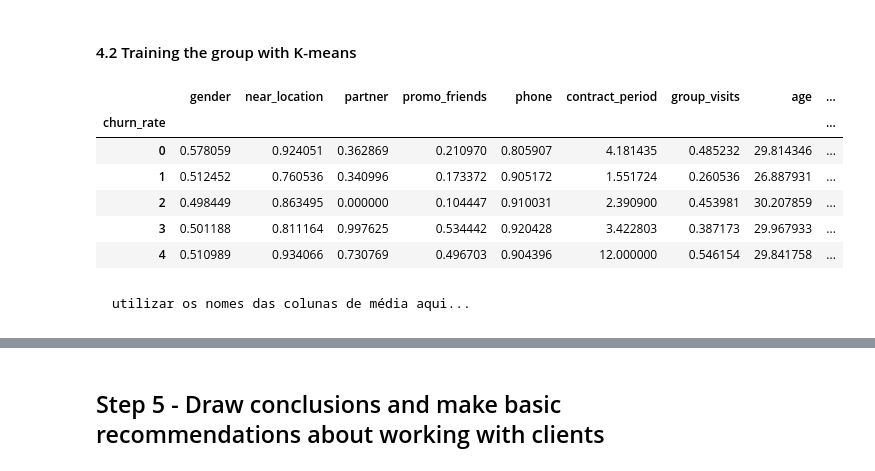
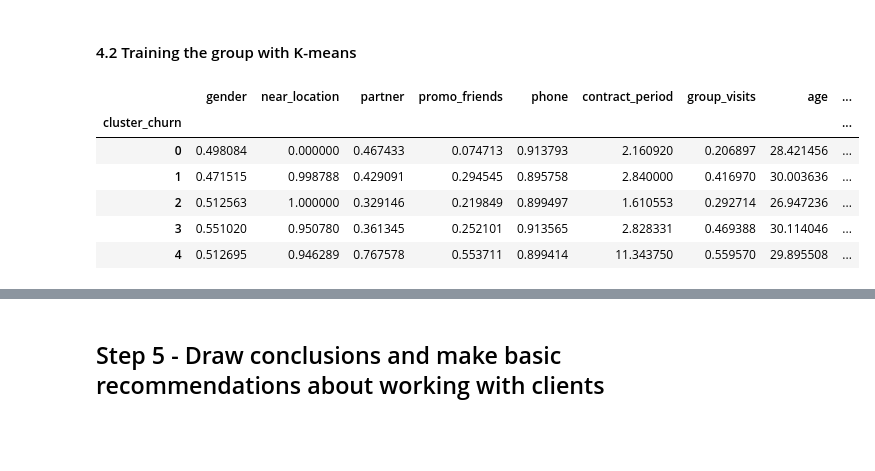
Before and after one commit to renanpan/Rotatividade_de_clientes_com_ML, a Jupyter notebook: sprint_12_project.ipynb, the cells around one changed output, grey strips where cells are left out. Cells and saved outputs as stored; diff of their text form; code cells hidden in the pictures; blank space fills up the shorter version.

```diff
--- a/sprint_12_project.ipynb
+++ b/sprint_12_project.ipynb
@@ -294,17 +294,15 @@ km = KMeans(n_clusters = 5)
 labels = km.fit_predict(X_sc)
 # %%
 #storing the grouping labels in our dataframe
-gym_churn['churn_rate'] = labels
+gym_churn['cluster_churn'] = labels
 # %%
 #obtaining the statistics of mean values of the charcteristics per cluster
-gym_churn.groupby(['churn_rate']).mean() #aqui vai o mesmo nome da coluna colocado anteriormente
+gym_churn.groupby(['cluster_churn']).mean()
 # %% [output]
 |  | gender | near_location | partner | promo_friends | phone | contract_period | group_visits | age | ... |
-| churn_rate |  |  |  |  |  |  |  |  | ... |
-| 0 | 0.578059 | 0.924051 | 0.362869 | 0.210970 | 0.805907 | 4.181435 | 0.485232 | 29.814346 | ... |
-| 1 | 0.512452 | 0.760536 | 0.340996 | 0.173372 | 0.905172 | 1.551724 | 0.260536 | 26.887931 | ... |
-| 2 | 0.498449 | 0.863495 | 0.000000 | 0.104447 | 0.910031 | 2.390900 | 0.453981 | 30.207859 | ... |
-| 3 | 0.501188 | 0.811164 | 0.997625 | 0.534442 | 0.920428 | 3.422803 | 0.387173 | 29.967933 | ... |
-| 4 | 0.510989 | 0.934066 | 0.730769 | 0.496703 | 0.904396 | 12.000000 | 0.546154 | 29.841758 | ... |
+| cluster_churn |  |  |  |  |  |  |  |  | ... |
+| 0 | 0.498084 | 0.000000 | 0.467433 | 0.074713 | 0.913793 | 2.160920 | 0.206897 | 28.421456 | ... |
+| 1 | 0.471515 | 0.998788 | 0.429091 | 0.294545 | 0.895758 | 2.840000 | 0.416970 | 30.003636 | ... |
+| 2 | 0.512563 | 1.000000 | 0.329146 | 0.219849 | 0.899497 | 1.610553 | 0.292714 | 26.947236 | ... |
+| 3 | 0.551020 | 0.950780 | 0.361345 | 0.252101 | 0.913565 | 2.828331 | 0.469388 | 30.114046 | ... |
+| 4 | 0.512695 | 0.946289 | 0.767578 | 0.553711 | 0.899414 | 11.343750 | 0.559570 | 29.895508 | ... |
-# %% [markdown]
-    utilizar os nomes das colunas de média aqui...
```
Also changed, not shown: parts of 6 cells of this notebook, 1 other file.
